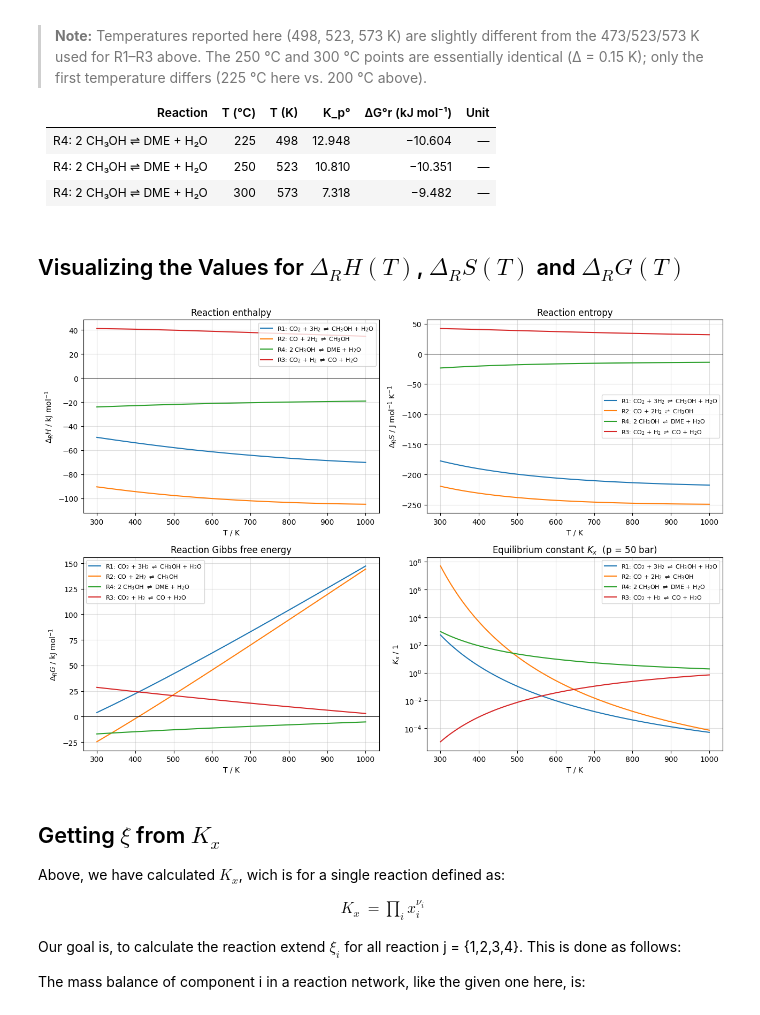
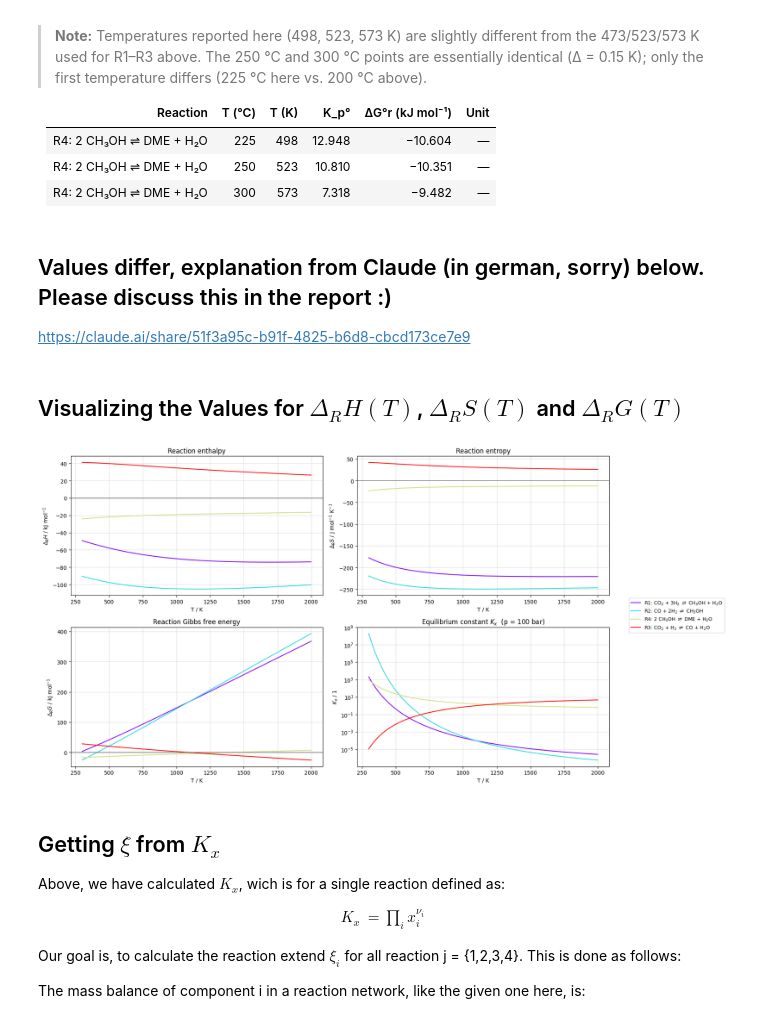
Before and after one commit to PeterSchoenung/CRE3-Assignment-2, a Jupyter notebook: CRE3_Assignment2_Group_5.ipynb, the cells around one changed output. Cells and saved outputs as stored; diff of their text form; code cells hidden in the pictures.

```diff
--- a/CRE3_Assignment2_Group_5.ipynb
+++ b/CRE3_Assignment2_Group_5.ipynb
@@ -373,12 +373,15 @@ for i, sp in enumerate(species_list):
             pass  # T außerhalb der NASA-Range → NaN bleibt
 
 # Plot: 1×3 Layout
-fig, axes = plt.subplots(1, 3, figsize=(15, 4.5))
+fig, axes = plt.subplots(1, 3, figsize=(17, 4.5))
+
+# Farben aus Rainbow-Colormap
+colors = plt.cm.rainbow(np.linspace(0, 1, len(species_list)))
 
 for i, sp in enumerate(species_list):
-    axes[0].plot(T_range, cp_data[i],        label=sp)
-    axes[1].plot(T_range, hf_data[i] / 1000, label=sp)  # → kJ/mol
-    axes[2].plot(T_range, s_data[i],         label=sp)
+    axes[0].plot(T_range, cp_data[i],        label=sp, color=colors[i])
+    axes[1].plot(T_range, hf_data[i] / 1000, label=sp, color=colors[i])  # → kJ/mol
+    axes[2].plot(T_range, s_data[i],         label=sp, color=colors[i])
 
 axes[0].set_xlabel('T / K')
 axes[0].set_ylabel(r'$c_p$ / J mol$^{-1}$ K$^{-1}$')
@@ -394,7 +397,10 @@ axes[2].set_title('Standard entropy')
 
 for ax in axes:
     ax.grid(True, alpha=0.4)
-    ax.legend(loc='best', fontsize=9)
+
+# Einzige Legende rechts neben den Plots
+handles, labels = axes[0].get_legend_handles_labels()
+fig.legend(handles, labels, loc='center left', bbox_to_anchor=(1.02, 0.5), fontsize=10, frameon=True)
 
 plt.tight_layout()
 plt.show()
@@ -571,10 +577,14 @@ DOI: 10.1021/je00049a015
 | R4: 2 CH₃OH ⇌ DME + H₂O | 225 | 498 | 12.948 | −10.604 | — |
 | R4: 2 CH₃OH ⇌ DME + H₂O | 250 | 523 | 10.810 | −10.351 | — |
 | R4: 2 CH₃OH ⇌ DME + H₂O | 300 | 573 |  7.318 |  −9.482 | — |
+# %% [markdown]
+## Values differ, explanation from Claude (in german, sorry) below. Please discuss this in the report :)
+
+https://claude.ai/share/51f3a95c-b91f-4825-b6d8-cbcd173ce7e9
 # %% [markdown]
 ## Visualizing the Values for $\Delta_{R}H(T)$, $\Delta_{R}S(T)$ and $\Delta_{R}G(T)$
 # %%
-T_range = np.linspace(300, 1000, 100)
+T_range = np.linspace(300, 2000, 100)
 
 reaction_labels = [
     r'R1: CO$_2$ + 3H$_2$ $\rightleftharpoons$ CH$_3$OH + H$_2$O',
@@ -583,9 +593,9 @@ reaction_labels = [
     r'R3: CO$_2$ + H$_2$ $\rightleftharpoons$ CO + H$_2$O',
 ]
 
-p_ref = 50  # bar — Referenzdruck für K_x (nur K_x ist druckabhängig)
+p_ref = 100  # bar — reference pressure for K_x calculation, can be adjusted as needed
 
-# --- Daten berechnen ---
+# --- calculating data ---
 dH_data = np.full((4, len(T_range)), np.nan)
 dS_data = np.full((4, len(T_range)), np.nan)
 dG_data = np.full((4, len(T_range)), np.nan)
@@ -598,42 +608,48 @@ for r_idx in range(4):
             dS_data[r_idx, j] = reaction_entropy(reaction_tuples[r_idx], T)
             dG_data[r_idx, j] = reaction_gibbs_free_energy(reaction_tuples[r_idx], T)
             Kx_data[r_idx, j] = eq_const_x(reaction_tuples[r_idx], T, p_ref)
         except ValueError:
             pass
 
-# --- 2×2 Plot ---
-fig, axes = plt.subplots(2, 2, figsize=(13, 9))
+# --- 2×2 Plot with shared legend ---
+fig, axes = plt.subplots(2, 2, figsize=(15, 9))
 axes = axes.flatten()  # [ΔH, ΔS, ΔG, K_x]
 
+# defining colors for consistent legend, using rainbow colormap with 4 distinct colors for the 4 reactions
+colors = plt.cm.rainbow(np.linspace(0, 0.99, 4))
+
 for r_idx in range(4):
-    axes[0].plot(T_range, dH_data[r_idx] / 1000, label=reaction_labels[r_idx])
-    axes[1].plot(T_range, dS_data[r_idx],         label=reaction_labels[r_idx])
-    axes[2].plot(T_range, dG_data[r_idx] / 1000,  label=reaction_labels[r_idx])
-    axes[3].plot(T_range, Kx_data[r_idx],          label=reaction_labels[r_idx])
+    axes[0].plot(T_range, dH_data[r_idx] / 1000, label=reaction_labels[r_idx], color=colors[r_idx])
+    axes[1].plot(T_range, dS_data[r_idx],         label=reaction_labels[r_idx], color=colors[r_idx])
+    axes[2].plot(T_range, dG_data[r_idx] / 1000,  label=reaction_labels[r_idx], color=colors[r_idx])
+    axes[3].plot(T_range, Kx_data[r_idx],          label=reaction_labels[r_idx], color=colors[r_idx])
 
 axes[0].set_ylabel(r'$\Delta_R H$ / kJ mol$^{-1}$')
 axes[0].set_title('Reaction enthalpy')
 
 axes[1].set_ylabel(r'$\Delta_R S$ / J mol$^{-1}$ K$^{-1}$')
 axes[1].set_title('Reaction entropy')
 
 axes[2].set_ylabel(r'$\Delta_R G$ / kJ mol$^{-1}$')
 axes[2].set_title('Reaction Gibbs free energy')
 
 axes[3].set_ylabel(r'$K_x$ / 1')
 axes[3].set_title(f'Equilibrium constant $K_x$  (p = {p_ref} bar)')
-axes[3].set_yscale('log')  # log-Skala wegen der Größenordnungen (R2 >> R3)
+axes[3].set_yscale('log')  # log-scale because of order of magnitude (R2 >> R3)
 
 for ax in axes:
     ax.set_xlabel('T / K')
     ax.grid(True, alpha=0.4, which='both')
     ax.axhline(0, color='k', lw=0.6)
-    ax.legend(loc='best', fontsize=8)
+
+# single legend to the right of the plots
+handles, labels = axes[0].get_legend_handles_labels()
+fig.legend(handles, labels, loc='center left', bbox_to_anchor=(1.02, 0.5), fontsize=9, frameon=True)
 
 plt.tight_layout()
 plt.show()
 # %% [output]
-[figure, old version]
+[figure, new version]
 # %% [markdown]
 ## Getting $\xi$ from $K_x$
 
```
Also changed, not shown: parts of 5 cells of this notebook.
